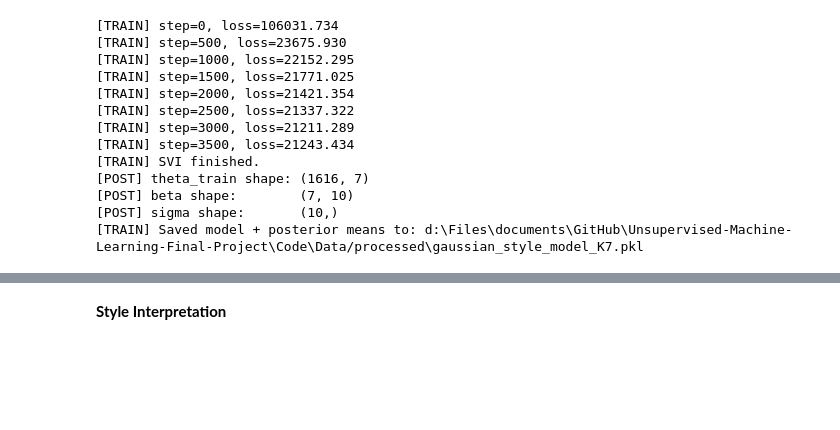
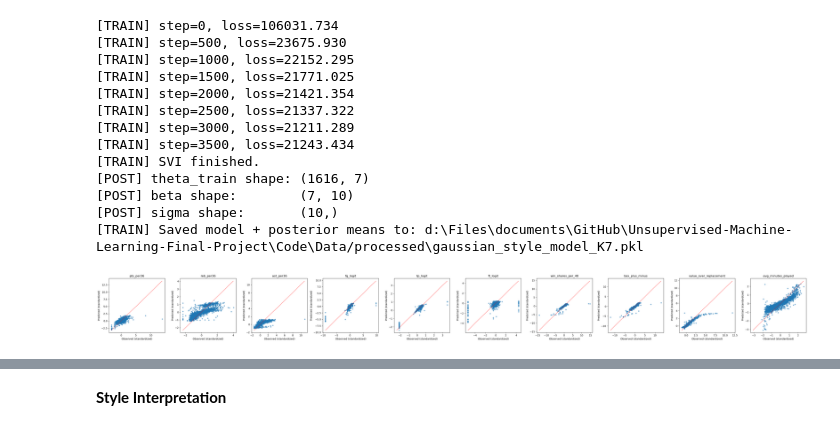
Before and after one commit to Schuyn/Unsupervised-Machine-Learning-Final-Project, a Jupyter notebook: Code/model_v2_exploration.ipynb, the cells around one changed output, grey strips where cells are left out. Cells and saved outputs as stored; diff of their text form; code cells hidden in the pictures; blank space fills up the shorter version.

```diff
--- a/Code/model_v2_exploration.ipynb
+++ b/Code/model_v2_exploration.ipynb
@@ -249,3 +249,40 @@ print(f"[TRAIN] Saved model + posterior means to: {model_params_path}")
 [POST] beta shape:        (7, 10)
 [POST] sigma shape:       (10,)
 [TRAIN] Saved model + posterior means to: d:\Files\documents\GitHub\Unsupervised-Machine-Learning-Final-Project\Code\Data/processed\gaussian_style_model_K7.pkl
+# %%
+import numpy as np
+import matplotlib.pyplot as plt
+
+# Observed standardized features on training set
+X_train_obs = X_train_std                      # (N_train, P)
+
+# Predicted features using the style model
+X_train_pred = np.array(theta_train @ beta)    # (N_train, P)
+
+P = X_train_obs.shape[1]
+
+fig, axes = plt.subplots(1, P, figsize=(4 * P, 4))
+
+for i in range(P):
+    ax = axes[i]
+
+    ax.scatter(
+        X_train_obs[:, i],
+        X_train_pred[:, i],
+        alpha=0.5,
+        s=15,
+    )
+
+    # y = x reference line
+    min_val = min(X_train_obs[:, i].min(), X_train_pred[:, i].min())
+    max_val = max(X_train_obs[:, i].max(), X_train_pred[:, i].max())
+    ax.plot([min_val, max_val], [min_val, max_val], "r--", linewidth=1)
+
+    ax.set_title(stats_train.feature_names[i])
+    ax.set_xlabel("Observed (standardized)")
+    ax.set_ylabel("Predicted (standardized)")
+
+plt.tight_layout()
+plt.show()
+# %% [output]
+[figure, added]
```
Also changed, not shown: parts of 3 cells of this notebook, 1 other file.
